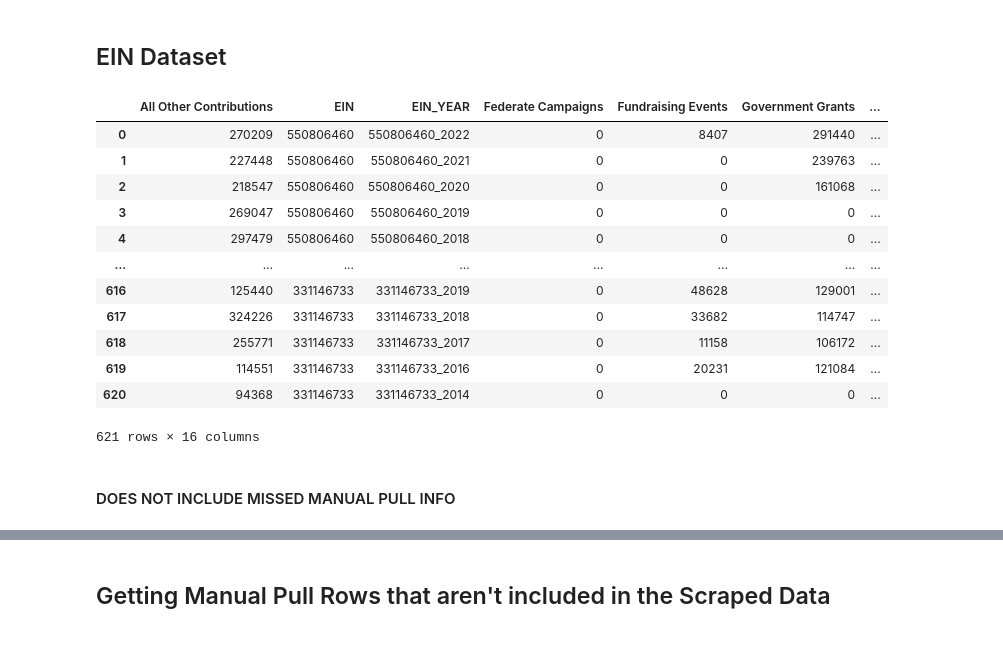
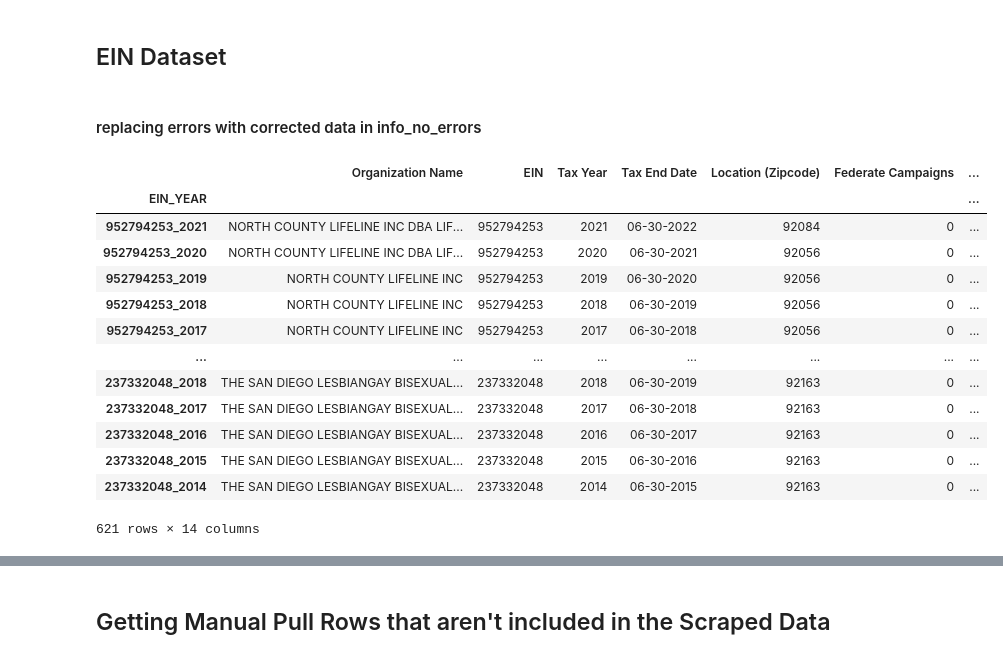
Before and after one commit to dbyers15/SDCTA-homelessness, a Jupyter notebook: XML parser/990 - error check.ipynb, the cells around one changed output, grey strips where cells are left out. Drawn from its saved outputs; the diff is of its cells as text; code cells hidden in the pictures.

```diff
--- a/XML parser/990 - error check.ipynb
+++ b/XML parser/990 - error check.ipynb
@@ -289,9 +290,6 @@ def replace_corrected_data_and_standardize(df1, df2, concat=False):
     # Calculate new column 'Philanthropic_Total'
     combined_df['Philanthropic_Total'] = combined_df['Total'] - combined_df['Government Grants']
 
-    # Save to CSV
-    combined_df.to_csv('EIN_dataset.csv', index=False)
-
     return combined_df
 # %% [markdown]
 #### `distribute_values_fiscal_year`
@@ -873,25 +710,32 @@ def replace_corrected_data_and_standardize(df1, df2, concat=False):
+# %% [markdown]
+#### replacing errors with corrected data in info_no_errors
+# %%
+info = pd.read_csv('no_errors.csv')
+info_no_errors = pd.read_csv('info_no_errors.csv')
 # %%
-EINinfo_copy = EINinfo.copy()
-EINErrinfo_copy = EINErrinfo.copy()
+info_copy = info.copy()
+info_no_errors_copy = info_no_errors.copy()
 
-EINinfo_copy.rename(columns={'ba': 'Organization Name'}, inplace=True)
-EINErrinfo_copy.rename(columns={'ba': 'Organization Name'}, inplace=True)
+info_copy.rename(columns={'ba': 'Organization Name'}, inplace=True)
+info_no_errors_copy.rename(columns={'ba': 'Organization Name'}, inplace=True)
 
-EIN_dataset_df = replace_corrected_data_and_standardize(EINinfo_copy, EINErrinfo_copy)
+EIN_dataset_df = replace_corrected_data_and_standardize(info_copy, info_no_errors_copy)
 
-# Print the resulting DataFrame
+EIN_dataset_df.set_index('EIN_YEAR', inplace=True)
+EIN_dataset_df = EIN_dataset_df.drop('index',axis=1)
 EIN_dataset_df
 # %% [output]
-|  | All Other Contributions | EIN | EIN_YEAR | Federate Campaigns | Fundraising Events | Government Grants | ... |
-| 0 | 270209 | 550806460 | 550806460_2022 | 0 | 8407 | 291440 | ... |
-| 1 | 227448 | 550806460 | 550806460_2021 | 0 | 0 | 239763 | ... |
-| 2 | 218547 | 550806460 | 550806460_2020 | 0 | 0 | 161068 | ... |
-| 3 | 269047 | 550806460 | 550806460_2019 | 0 | 0 | 0 | ... |
-| 4 | 297479 | 550806460 | 550806460_2018 | 0 | 0 | 0 | ... |
+|  | Organization Name | EIN | Tax Year | Tax End Date | Location (Zipcode) | Federate Campaigns | ... |
+| EIN_YEAR |  |  |  |  |  |  | ... |
+| 952794253_2021 | NORTH COUNTY LIFELINE INC DBA LIF... | 952794253 | 2021 | 06-30-2022 | 92084 | 0 | ... |
+| 952794253_2020 | NORTH COUNTY LIFELINE INC DBA LIF... | 952794253 | 2020 | 06-30-2021 | 92056 | 0 | ... |
+| 952794253_2019 | NORTH COUNTY LIFELINE INC | 952794253 | 2019 | 06-30-2020 | 92056 | 0 | ... |
+| 952794253_2018 | NORTH COUNTY LIFELINE INC | 952794253 | 2018 | 06-30-2019 | 92056 | 0 | ... |
+| 952794253_2017 | NORTH COUNTY LIFELINE INC | 952794253 | 2017 | 06-30-2018 | 92056 | 0 | ... |
 | ... | ... | ... | ... | ... | ... | ... | ... |
-| 616 | 125440 | 331146733 | 331146733_2019 | 0 | 48628 | 129001 | ... |
-| 617 | 324226 | 331146733 | 331146733_2018 | 0 | 33682 | 114747 | ... |
-| 618 | 255771 | 331146733 | 331146733_2017 | 0 | 11158 | 106172 | ... |
-| 619 | 114551 | 331146733 | 331146733_2016 | 0 | 20231 | 121084 | ... |
-| 620 | 94368 | 331146733 | 331146733_2014 | 0 | 0 | 0 | ... |
+| 237332048_2018 | THE SAN DIEGO LESBIANGAY BISEXUAL... | 237332048 | 2018 | 06-30-2019 | 92163 | 0 | ... |
+| 237332048_2017 | THE SAN DIEGO LESBIANGAY BISEXUAL... | 237332048 | 2017 | 06-30-2018 | 92163 | 0 | ... |
+| 237332048_2016 | THE SAN DIEGO LESBIANGAY BISEXUAL... | 237332048 | 2016 | 06-30-2017 | 92163 | 0 | ... |
+| 237332048_2015 | THE SAN DIEGO LESBIANGAY BISEXUAL... | 237332048 | 2015 | 06-30-2016 | 92163 | 0 | ... |
+| 237332048_2014 | THE SAN DIEGO LESBIANGAY BISEXUAL... | 237332048 | 2014 | 06-30-2015 | 92163 | 0 | ... |
-621 rows × 16 columns
+621 rows × 14 columns
@@ -901,2 +741,0 @@ ein_data =ein_data.set_index('EIN_YEAR')
-# %% [markdown]
-#### DOES NOT INCLUDE MISSED MANUAL PULL INFO
```
Also changed, not shown: parts of 87 cells of this notebook, 23 other files.
